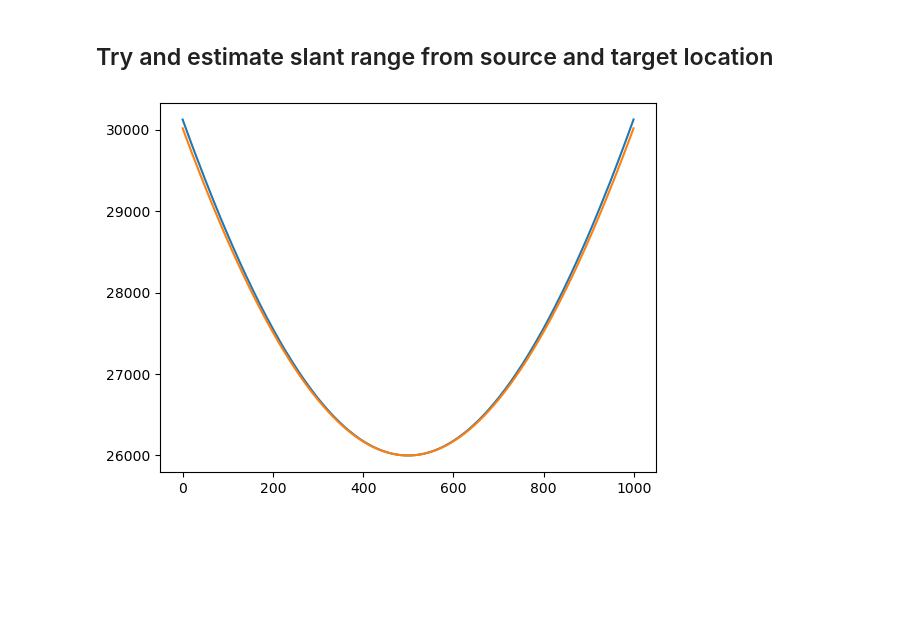
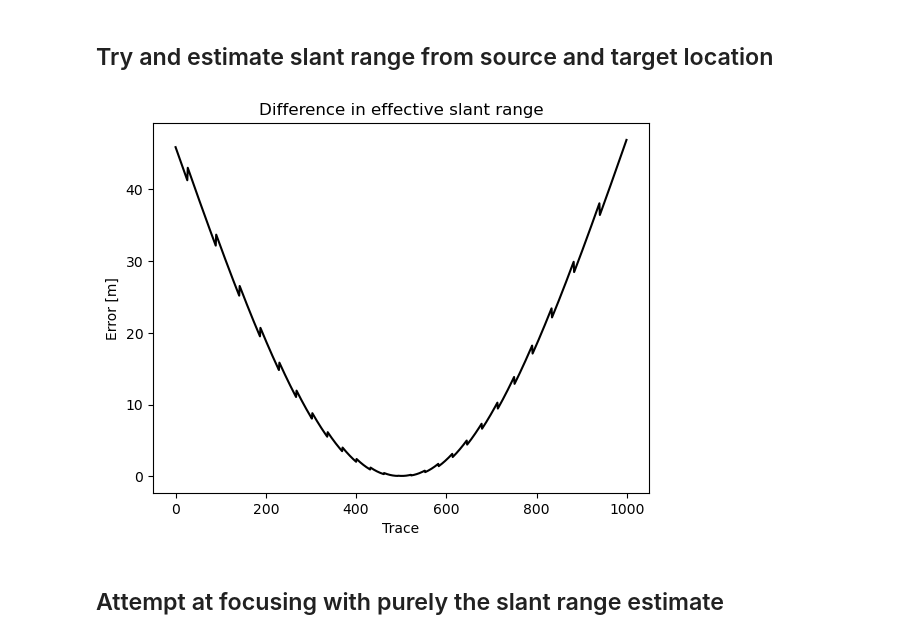
Before and after one commit to Nacnud04/EuropaRaypaths, a Jupyter notebook: examples/focusing/FocusGeometry.ipynb, the cells around one changed output. Drawn from its saved outputs; the diff is of its cells as text; code cells hidden in the pictures; blank space fills up the shorter version.

Commit message:
Built in focusing and track sims

```diff
--- a/examples/focusing/FocusGeometry.ipynb
+++ b/examples/focusing/FocusGeometry.ipynb
@@ -18,10 +21,21 @@ sltrng = np.load("sltrng.npy")
 # %% [markdown]
 ## Try and estimate slant range from source and target location
 # %%
-sltrng_est = np.sqrt((sx - tx)**2 + (sz - tz)**2)
+sltrng_ests = []
+c1 = 299792458
+c2 = c1 / np.sqrt(3.15)
+for x in sx:
+    # estimate surface intersections
+    ix = snell_intersection(x, sz, tx, tz, c1, c2)
+    sltrng_ests.append(np.sqrt((x - ix)**2 + sz**2) + np.sqrt((ix - tx)**2 + tz**2) * (c1/c2))
+sltrng_ests = np.array(sltrng_ests)
 # %%
-plt.plot(sltrng)
-plt.plot(sltrng_est)
+plt.plot(sltrng - sltrng_ests, color="black")
+plt.title("Difference in effective slant range")
+plt.xlabel("Trace")
+plt.ylabel("Error [m]")
 plt.show()
 # %% [output]
-[figure, old version]
+[figure, new version]
+# %% [markdown]
+## Attempt at focusing with purely the slant range estimate
```
Also changed, not shown: parts of 6 cells of this notebook, 4 other files.
